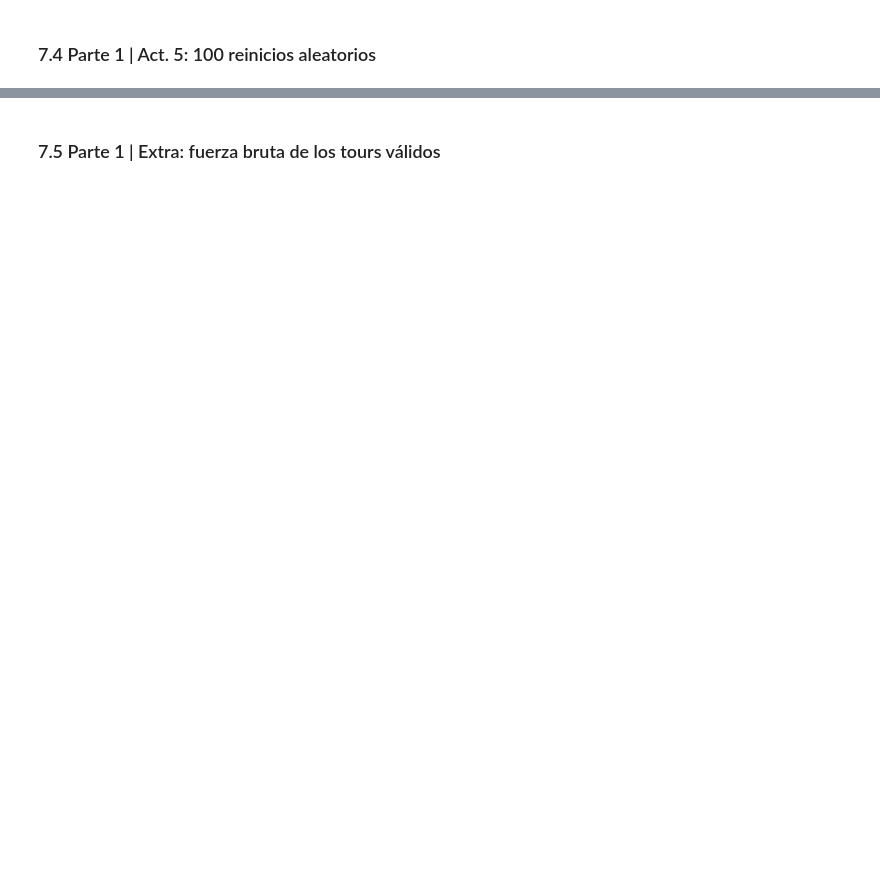
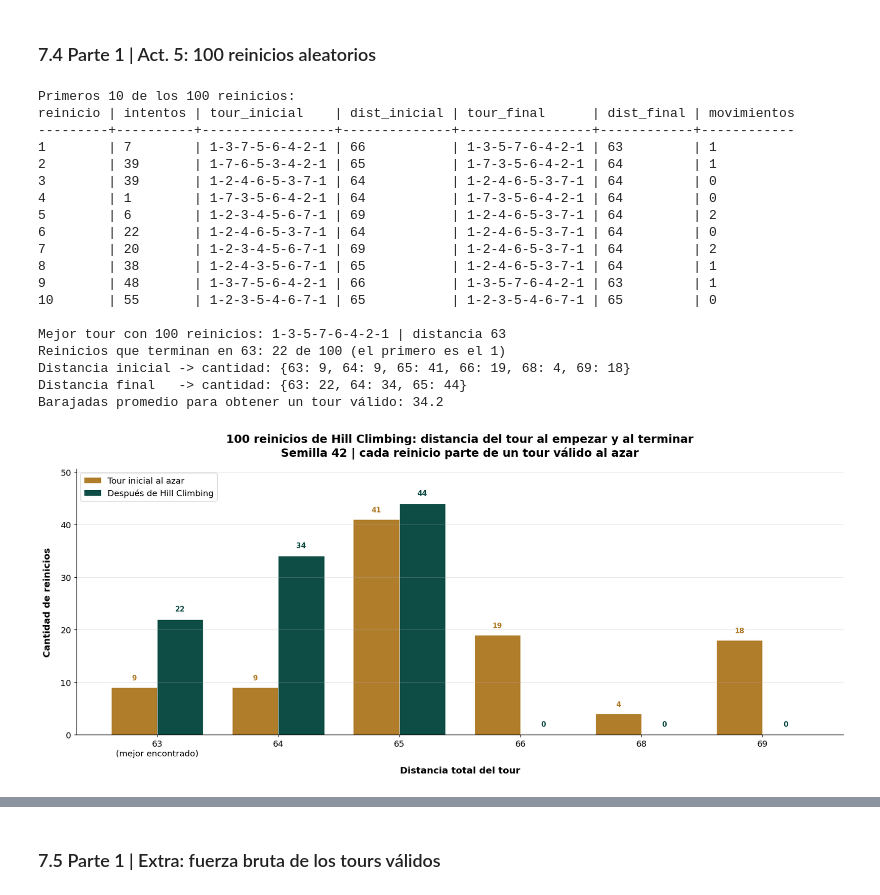
Before and after one commit to fabianpradod/mod-practica3, a Jupyter notebook: Practica_3_AStar_Hill_Climbing_Redes.ipynb, the cells around one changed output, grey strips where cells are left out. Saved outputs shown, nothing was run; the diff lists cells and outputs as text; code cells hidden in the pictures; blank space fills up the shorter version.

Commit message:
feat: solve part 1 hill climbing for the traveling salesman

```diff
--- a/Practica_3_AStar_Hill_Climbing_Redes.ipynb
+++ b/Practica_3_AStar_Hill_Climbing_Redes.ipynb
@@ -101,5 +124,15 @@ TODO: qué variables se construyen y por qué ayudan a responder la pregunta.
 # %%
-# TODO: definitions only, no calls here
+# Part 1: objective function of Hill Climbing
+def distancia_tour(tour, distancias):
+    """Total distance of a closed tour, or None when it is not valid (missing road or not a full cycle)."""
+    if tour[0] != tour[-1] or sorted(tour[:-1]) != sorted(distancias):
+        return None
+    total = 0
+    for a, b in zip(tour, tour[1:]):
+        if b not in distancias[a]:
+            return None
+        total += distancias[a][b]
+    return total
 # %% [markdown]
 ## 5. Modelos y métricas
 
@@ -160,4 +371,17 @@ Cada paso llama a las funciones de arriba. Después de cada resultado va su inte
 # %% [markdown]
 ### 7.1 Parte 1 | Act. 1: distancia del tour inicial
 # %%
-# TODO: call the functions for this step
+carreteras = get_carreteras()
+distancias = construir_distancias(carreteras)
+tour_inicial = [1, 2, 3, 4, 5, 6, 7, 1]
+print(f"Ciudades: {sorted(distancias)} | carreteras: {len(carreteras)} de "
+      f"{math.comb(len(distancias), 2)} pares posibles\n")
+
+print(f"Tour inicial {formato(tour_inicial)}, tramo por tramo:")
+imprimir_tabla([{"tramo": [a, b], "distancia": distancias[a].get(b, "no existe")}
+                for a, b in zip(tour_inicial, tour_inicial[1:])], ["tramo", "distancia"])
+print(f"\ndistancia_tour({formato(tour_inicial)}) = {distancia_tour(tour_inicial, distancias)}")
+
+tour_no_valido = [1, 4, 2, 3, 5, 6, 7, 1]
+print(f"distancia_tour({formato(tour_no_valido)}) = {distancia_tour(tour_no_valido, distancias)} "
+      f"(no válido: no hay carretera 1-4)")
@@ -178,5 +463,40 @@ TODO: interpretación de este resultado con los números reales.
 # %% [markdown]
 ### 7.4 Parte 1 | Act. 5: 100 reinicios aleatorios
 # %%
-# TODO: call the functions for this step
+mejor_tour, mejor_dist, reinicios = hill_climbing_reinicios(distancias, 100, SEED)
+print("Primeros 10 de los 100 reinicios:")
+imprimir_tabla(reinicios[:10], ["reinicio", "intentos", "tour_inicial", "dist_inicial", "tour_final",
+                                "dist_final", "movimientos"])
+
+llegan = [r["reinicio"] for r in reinicios if r["dist_final"] == mejor_dist]
+print(f"\nMejor tour con 100 reinicios: {formato(mejor_tour)} | distancia {mejor_dist}")
+print(f"Reinicios que terminan en {mejor_dist}: {len(llegan)} de {len(reinicios)} (el primero es el {llegan[0]})")
+print("Distancia inicial -> cantidad:", dict(sorted(Counter(r["dist_inicial"] for r in reinicios).items())))
+print("Distancia final   -> cantidad:", dict(sorted(Counter(r["dist_final"] for r in reinicios).items())))
+print(f"Barajadas promedio para obtener un tour válido: "
+      f"{sum(r['intentos'] for r in reinicios) / len(reinicios):.1f}")
+fig, ax = plot_reinicios(reinicios, mejor_dist, "01_hc_reinicios.png", etiqueta="mejor encontrado",
+                         subtitulo=f"Semilla {SEED} | cada reinicio parte de un tour válido al azar")
+plt.show()
+# %% [output]
+Primeros 10 de los 100 reinicios:
+reinicio | intentos | tour_inicial    | dist_inicial | tour_final      | dist_final | movimientos
+---------+----------+-----------------+--------------+-----------------+------------+------------
+1        | 7        | 1-3-7-5-6-4-2-1 | 66           | 1-3-5-7-6-4-2-1 | 63         | 1
+2        | 39       | 1-7-6-5-3-4-2-1 | 65           | 1-7-3-5-6-4-2-1 | 64         | 1
+3        | 39       | 1-2-4-6-5-3-7-1 | 64           | 1-2-4-6-5-3-7-1 | 64         | 0
+4        | 1        | 1-7-3-5-6-4-2-1 | 64           | 1-7-3-5-6-4-2-1 | 64         | 0
+5        | 6        | 1-2-3-4-5-6-7-1 | 69           | 1-2-4-6-5-3-7-1 | 64         | 2
+6        | 22       | 1-2-4-6-5-3-7-1 | 64           | 1-2-4-6-5-3-7-1 | 64         | 0
+7        | 20       | 1-2-3-4-5-6-7-1 | 69           | 1-2-4-6-5-3-7-1 | 64         | 2
+8        | 38       | 1-2-4-3-5-6-7-1 | 65           | 1-2-4-6-5-3-7-1 | 64         | 1
+9        | 48       | 1-3-7-5-6-4-2-1 | 66           | 1-3-5-7-6-4-2-1 | 63         | 1
+10       | 55       | 1-2-3-5-4-6-7-1 | 65           | 1-2-3-5-4-6-7-1 | 65         | 0
+
+Mejor tour con 100 reinicios: 1-3-5-7-6-4-2-1 | distancia 63
+Reinicios que terminan en 63: 22 de 100 (el primero es el 1)
+Distancia inicial -> cantidad: {63: 9, 64: 9, 65: 41, 66: 19, 68: 4, 69: 18}
+Distancia final   -> cantidad: {63: 22, 64: 34, 65: 44}
+Barajadas promedio para obtener un tour válido: 34.2
+[figure, added]
 # %% [markdown]
```
Also changed, not shown: parts of 23 cells of this notebook, 3 other files.
